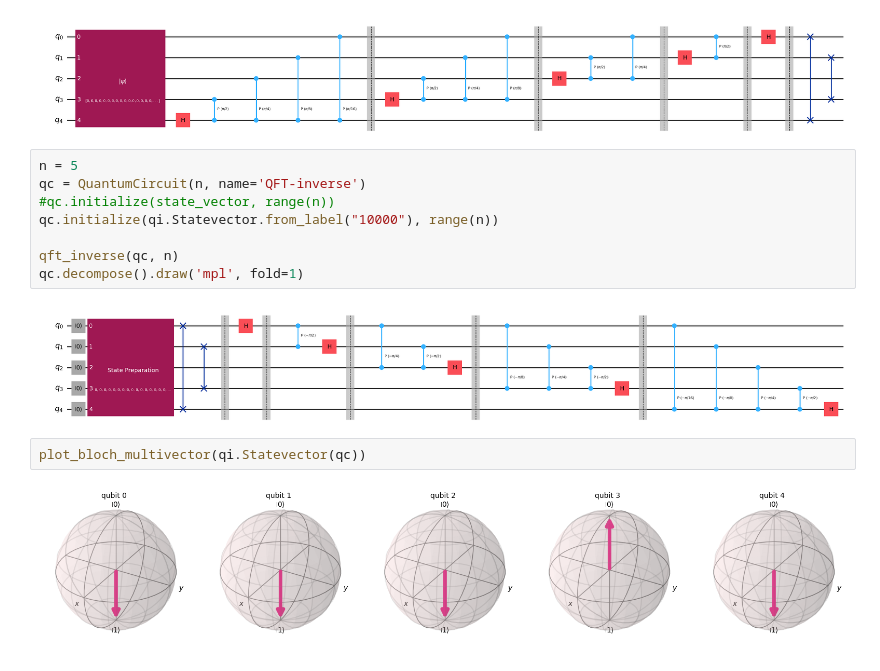
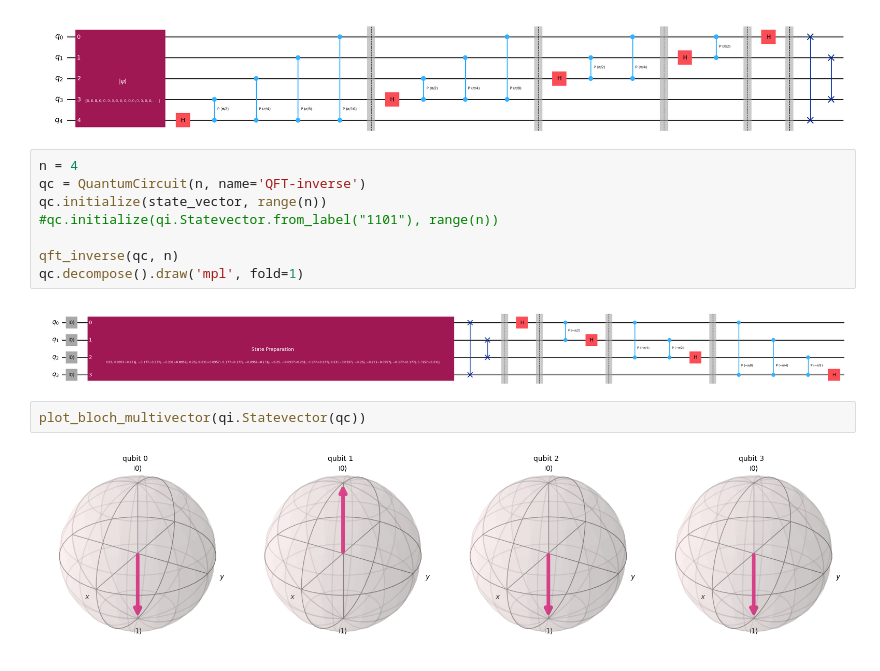
Before and after one commit to irajamuller/quantum_computing, a Jupyter notebook: Transformada_Quântica_de_Fourier.ipynb, the cells around one changed output. Cells and saved outputs as stored; diff of their text form.

```diff
--- a/Transformada_Quântica_de_Fourier.ipynb
+++ b/Transformada_Quântica_de_Fourier.ipynb
@@ -49,16 +49,16 @@ qc.draw(output='mpl', fold=1)
 # %% [output]
 [figure]
 # %%
-n = 5
+n = 4
 qc = QuantumCircuit(n, name='QFT-inverse')
-#qc.initialize(state_vector, range(n))
-qc.initialize(qi.Statevector.from_label("10000"), range(n))
+qc.initialize(state_vector, range(n))
+#qc.initialize(qi.Statevector.from_label("1101"), range(n))
 
 qft_inverse(qc, n)
 qc.decompose().draw('mpl', fold=1)
 # %% [output]
-[figure, old version]
+[figure, new version]
 # %%
 plot_bloch_multivector(qi.Statevector(qc))
 # %% [output]
-[figure, old version]
+[figure, new version]
```
Also changed, not shown: parts of 1 cell of this notebook.
